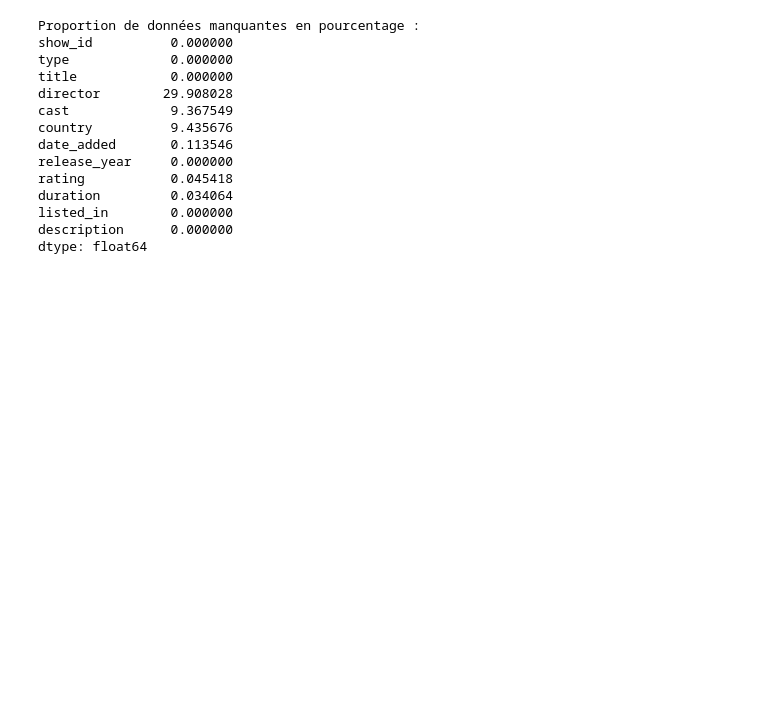
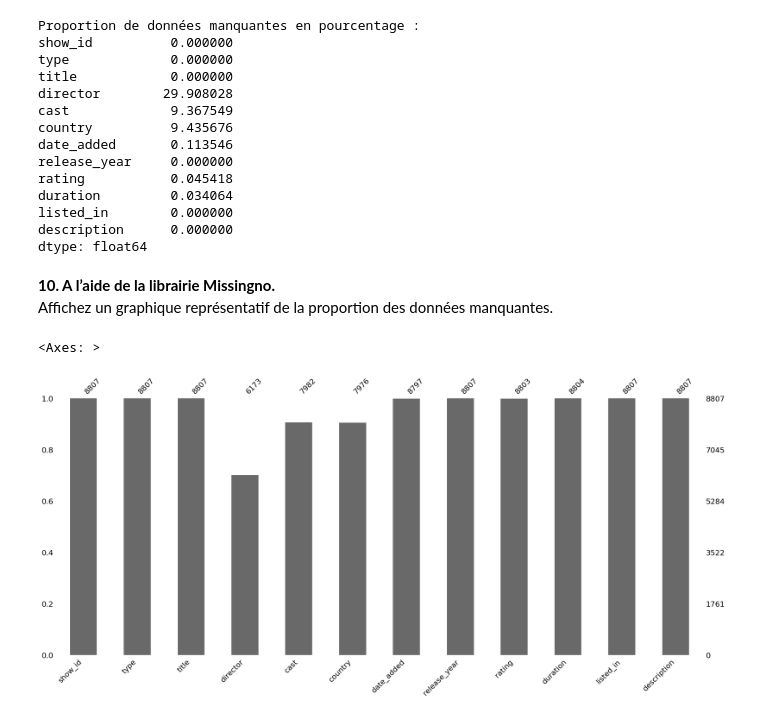
Before and after one commit to ines-lorquet/netflix-insights, a Jupyter notebook: Netflix Data Analysis.ipynb, the cells around one changed output. Saved outputs shown, nothing was run; the diff lists cells and outputs as text; code cells hidden in the pictures; blank space fills up the shorter version.

```diff
--- a/Netflix Data Analysis.ipynb
+++ b/Netflix Data Analysis.ipynb
@@ -168,3 +180,6 @@ duration         0.034064
 listed_in        0.000000
 description      0.000000
 dtype: float64
+# %% [markdown]
+**10. A l’aide de la librairie Missingno.**<br> Affichez un graphique représentatif de
+la proportion des données manquantes.
@@ -170,0 +188,8 @@ dtype: float64
+# %%
+import missingno as msno
+# Diagramme en barres
+# Chaque barre symbolise une colonne du jeu de données, leur hauteur correspond au taux de valeurs non nulles dans chaque colonne.
+msno.bar(df)
+# %% [output]
+<Axes: >
+[figure, added]
```
Also changed, not shown: parts of 8 cells of this notebook.
